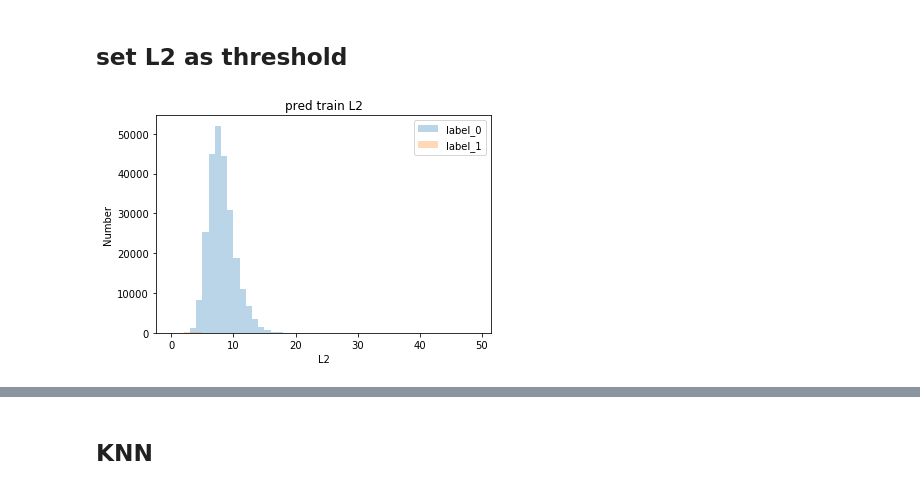
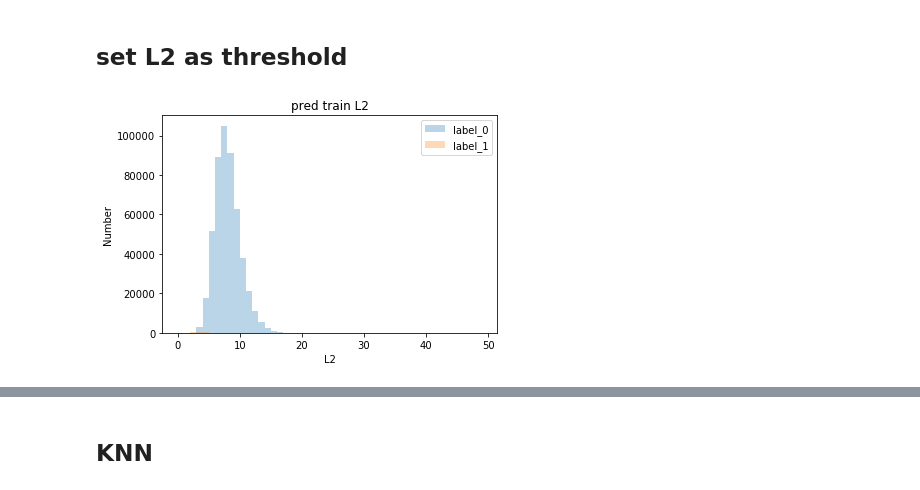
Before and after one commit to lc8631058/Gait_Recognition_using_Deep_Learning, a Jupyter notebook: OULP_ipynb/ITC - Test Recognition Accuracy.ipynb, the cells around one changed output, grey strips where cells are left out. Saved outputs shown, nothing was run; the diff lists cells and outputs as text; code cells hidden in the pictures.

```diff
--- a/OULP_ipynb/ITC - Test Recognition Accuracy.ipynb
+++ b/OULP_ipynb/ITC - Test Recognition Accuracy.ipynb
@@ -311,11 +327,11 @@ plt.scatter(FAR_array,FRR_array)
 # %% [markdown]
 ## set L2 as threshold
 # %%
-fla_gallery_pred = flatten(pred_gallery_full)
-fla_probe_pred = flatten(pred_probe_full)
+fla_gallery_pred = flatten(pred_gallery_full_2)
+fla_probe_pred = flatten(pred_probe_full_2)
 # %%
 # zero mean
-pred_gallery_mean_value = np.sum(np.concatenate([pred_gallery_full[:500], pred_probe_full[:500]], axis=0)) / (1000 * 64 * 64)
+pred_gallery_mean_value = np.sum(np.concatenate([pred_gallery_full_2[:500], pred_probe_full_2[:500]], axis=0)) / (1000 * 64 * 64)
 zeromean_gallery_pred = fla_gallery_pred - pred_gallery_mean_value
 zeromean_probe_pred = fla_probe_pred - pred_gallery_mean_value
 # %%
@@ -324,25 +340,26 @@ pca = PCA(n_components=0.99)
 pca_pred = pca.fit_transform(np.concatenate([zeromean_gallery_pred, zeromean_probe_pred], axis=0))
 # pca_probe_full = pca.fit_transform(zeromean_probe_full)
 # %%
-L2_label_1_Pred, label_1_Pred, L2_label_0_Pred, label_0_Pred = calculate_L2(pca_pred[:500], pca_pred[1000:1500])
-L2_label_1_test_Pred, label_1_test_Pred, L2_label_0_test_Pred, label_0_test_Pred = calculate_L2(pca_pred[500:1000], pca_pred[1500:2000])
+L2_1_Pred, label_1_Pred, L2_0_Pred, label_0_Pred = calculate_L2(pca_pred[:500], pca_pred[1000:1500])
+L2_1_test_Pred, label_1_test_Pred, L2_0_test_Pred, label_0_test_Pred = calculate_L2(pca_pred[500:1000], pca_pred[1500:2000])
 # %%
-L2_pred = np.concatenate([L2_label_1_Pred,L2_label_0_Pred,L2_label_1_test_Pred,L2_label_0_test_Pred], axis=0)
+L2_pred = np.concatenate([L2_1_Pred,L2_0_Pred,L2_1_test_Pred,L2_0_test_Pred], axis=0)
 label_pred = np.concatenate([label_1_Pred,label_0_Pred,label_1_test_Pred,label_0_test_Pred], axis=0)
 # %%
 L2_pred, label_pred = shuffle(L2_pred, label_pred)
+L2_pred_3bit = np.around(L2_pred, decimals=2)
 
 # Histgram
 bins = np.arange(50)
 
-plt.hist(L2_label_0_test_Pred, bins=bins, alpha=0.3, label='label_0')
-plt.hist(L2_label_1_test_Pred, bins=bins, alpha=0.3, label='label_1')
+plt.hist(np.concatenate([L2_0_Pred, L2_0_test_Pred],axis=0), bins=bins, alpha=0.3, label='label_0')
+plt.hist(np.concatenate([L2_1_Pred, L2_1_test_Pred],axis=0), bins=bins, alpha=0.3, label='label_1')
 # plt.hist(y_test, bins=bins, alpha=0.3, label='y_test')
 plt.title('pred train L2')
 plt.xlabel('L2')
 plt.ylabel('Number')
 plt.legend(loc='upper right')
 
 plt.show()
 # %% [output]
-[figure, old version]
+[figure, new version]
```
Also changed, not shown: parts of 12 cells of this notebook.
